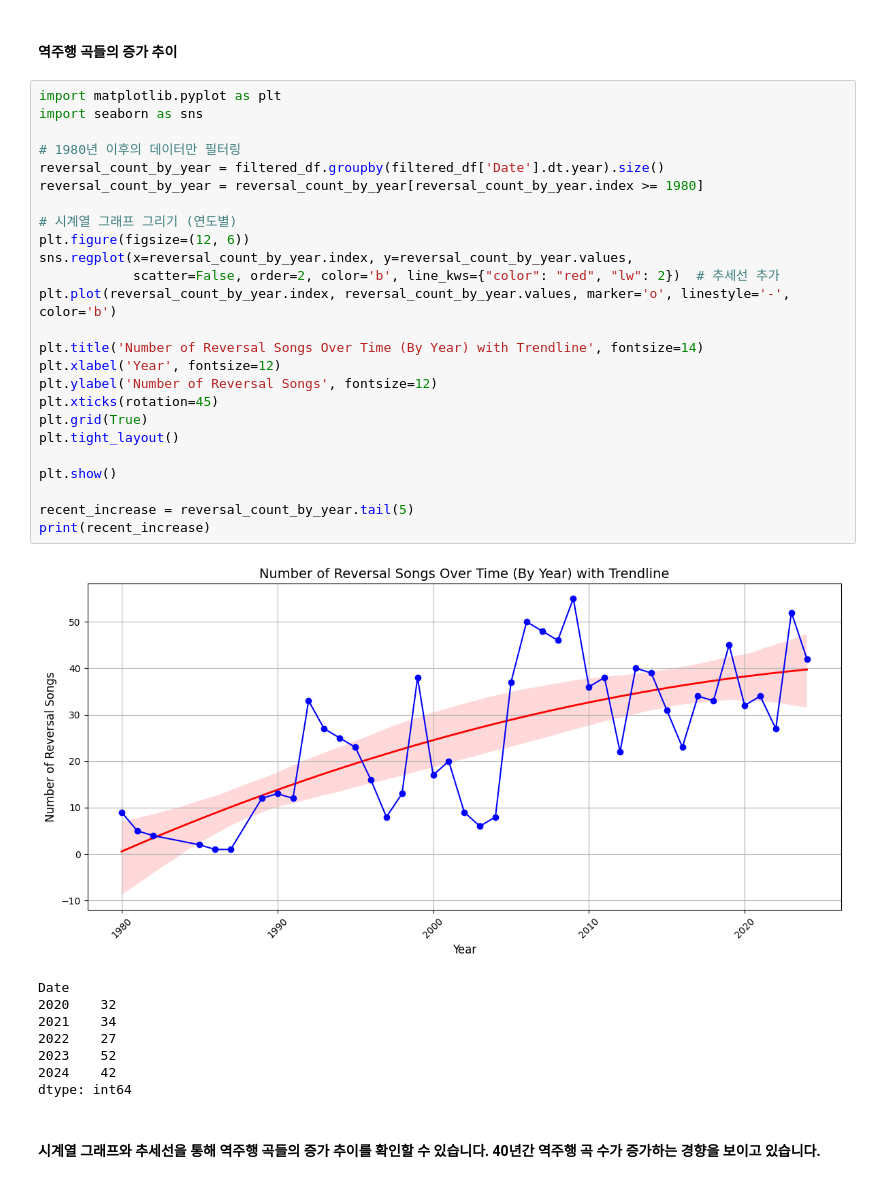
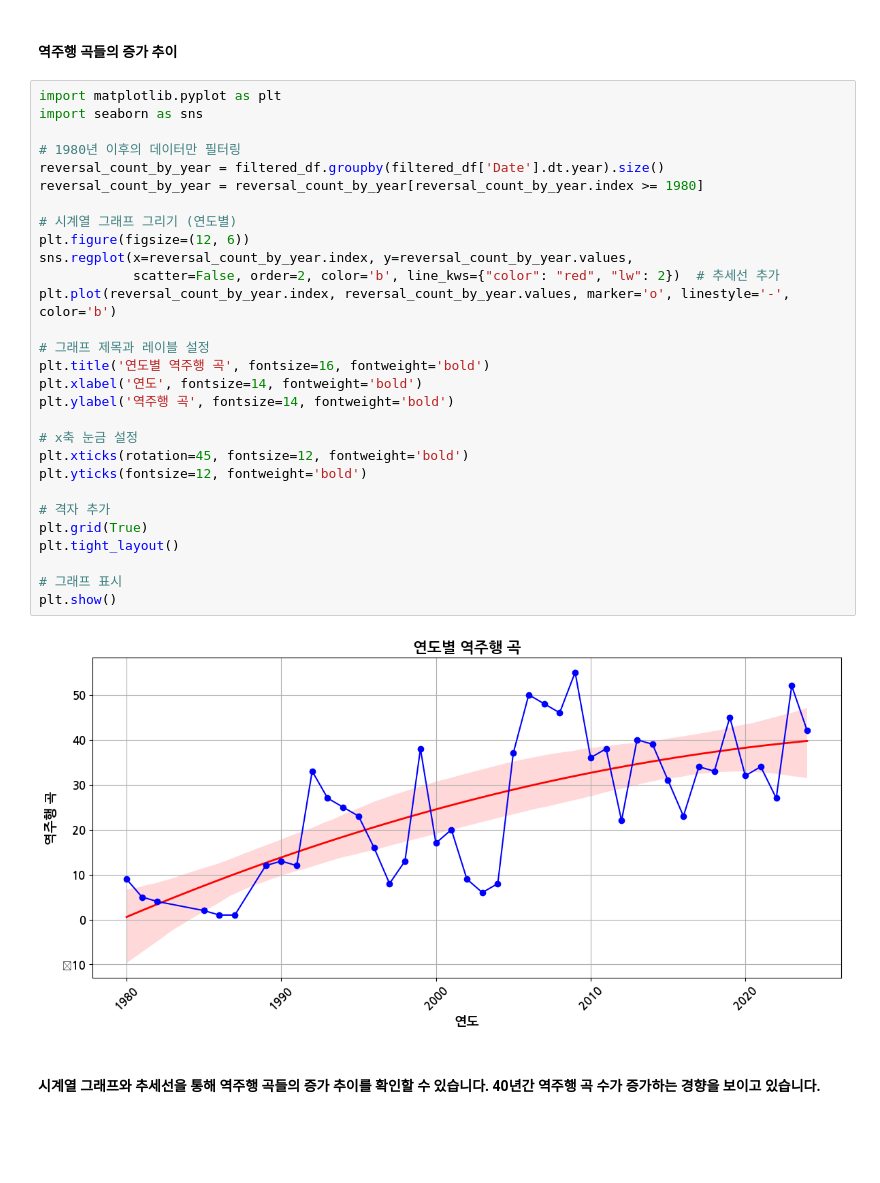
Before and after one commit to joonone2/music-analysis, a Jupyter notebook: billboard.ipynb, the cells around one changed output. Cells and saved outputs as stored; diff of their text form; blank space fills up the shorter version.

```diff
--- a/billboard.ipynb
+++ b/billboard.ipynb
@@ -98,37 +116,34 @@ print(filtered_df.head())
 # %%
 import matplotlib.pyplot as plt
 import seaborn as sns
 
 # 1980년 이후의 데이터만 필터링
 reversal_count_by_year = filtered_df.groupby(filtered_df['Date'].dt.year).size()
 reversal_count_by_year = reversal_count_by_year[reversal_count_by_year.index >= 1980]
 
 # 시계열 그래프 그리기 (연도별)
 plt.figure(figsize=(12, 6))
 sns.regplot(x=reversal_count_by_year.index, y=reversal_count_by_year.values,
             scatter=False, order=2, color='b', line_kws={"color": "red", "lw": 2})  # 추세선 추가
 plt.plot(reversal_count_by_year.index, reversal_count_by_year.values, marker='o', linestyle='-', color='b')
 
-plt.title('Number of Reversal Songs Over Time (By Year) with Trendline', fontsize=14)
-plt.xlabel('Year', fontsize=12)
-plt.ylabel('Number of Reversal Songs', fontsize=12)
-plt.xticks(rotation=45)
+# 그래프 제목과 레이블 설정
+plt.title('연도별 역주행 곡', fontsize=16, fontweight='bold')
+plt.xlabel('연도', fontsize=14, fontweight='bold')
+plt.ylabel('역주행 곡', fontsize=14, fontweight='bold')
+
+# x축 눈금 설정
+plt.xticks(rotation=45, fontsize=12, fontweight='bold')
+plt.yticks(fontsize=12, fontweight='bold')
+
+# 격자 추가
 plt.grid(True)
 plt.tight_layout()
 
+# 그래프 표시
 plt.show()
-
-recent_increase = reversal_count_by_year.tail(5)
-print(recent_increase)
 # %% [output]
-[figure, old version]
+[figure, new version]
-Date
-2020    32
-2021    34
-2022    27
-2023    52
-2024    42
-dtype: int64
 # %% [markdown]
 
 #### 시계열 그래프와 추세선을 통해 역주행 곡들의 증가 추이를 확인할 수 있습니다. 40년간 **역주행 곡 수가 증가**하는 경향을 보이고 있습니다.
```
Also changed, not shown: parts of 4 cells of this notebook, 2 other files.
